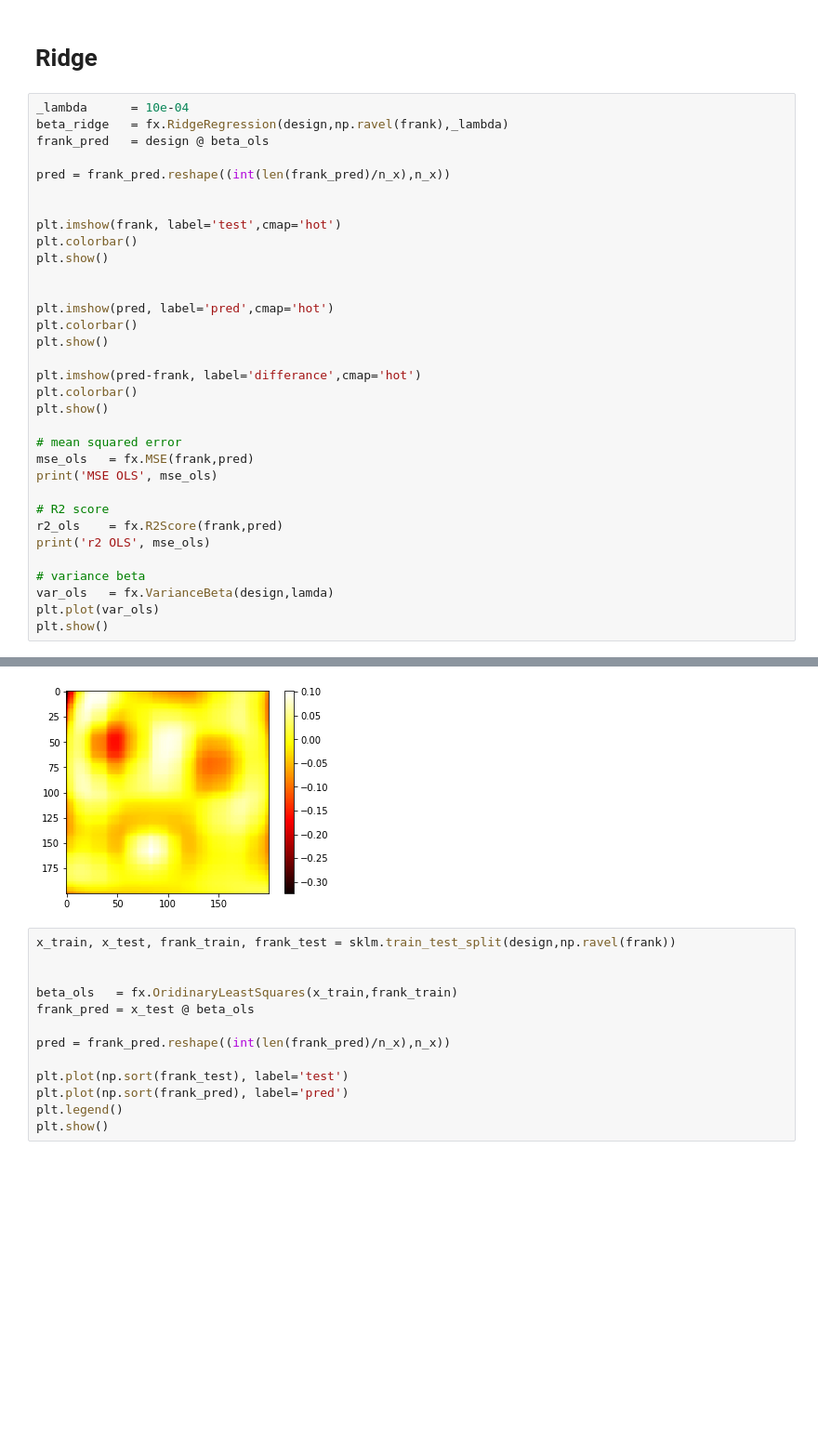
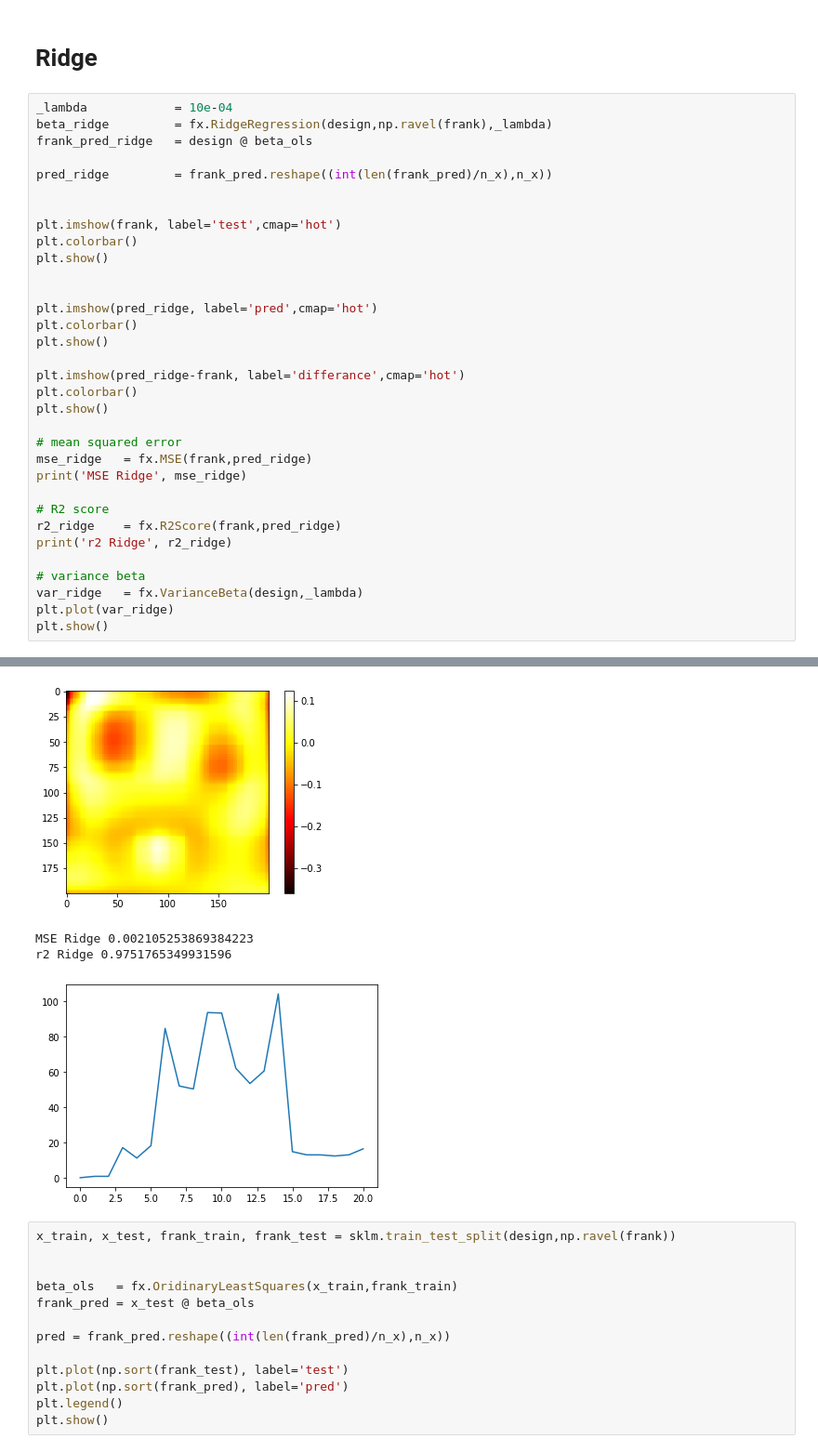
Before and after one commit to sigmunsl/FYS-STK4155, a Jupyter notebook: projects/Project1/Main.ipynb, the cells around one changed output, grey strips where cells are left out. Shown at 93% size. Saved outputs shown, nothing was run; the diff lists cells and outputs as text; blank space fills up the shorter version.

```diff
--- a/projects/Project1/Main.ipynb
+++ b/projects/Project1/Main.ipynb
@@ -80,11 +80,11 @@ r2 OLS 0.002105253869384223
 # %% [markdown]
 # Ridge
 # %%
-_lambda      = 10e-04
-beta_ridge   = fx.RidgeRegression(design,np.ravel(frank),_lambda)
-frank_pred   = design @ beta_ols
+_lambda            = 10e-04
+beta_ridge         = fx.RidgeRegression(design,np.ravel(frank),_lambda)
+frank_pred_ridge   = design @ beta_ols
 
-pred = frank_pred.reshape((int(len(frank_pred)/n_x),n_x))
+pred_ridge         = frank_pred.reshape((int(len(frank_pred)/n_x),n_x))
 
 
 plt.imshow(frank, label='test',cmap='hot')
@@ -92,24 +92,24 @@ plt.colorbar()
 plt.show()
 
 
-plt.imshow(pred, label='pred',cmap='hot')
+plt.imshow(pred_ridge, label='pred',cmap='hot')
 plt.colorbar()
 plt.show()
 
-plt.imshow(pred-frank, label='differance',cmap='hot')
+plt.imshow(pred_ridge-frank, label='differance',cmap='hot')
 plt.colorbar()
 plt.show()
 
 # mean squared error
-mse_ols   = fx.MSE(frank,pred)
-print('MSE OLS', mse_ols)
+mse_ridge   = fx.MSE(frank,pred_ridge)
+print('MSE Ridge', mse_ridge)
 
 # R2 score
-r2_ols    = fx.R2Score(frank,pred)
-print('r2 OLS', mse_ols)
+r2_ridge    = fx.R2Score(frank,pred_ridge)
+print('r2 Ridge', r2_ridge)
 
 # variance beta
-var_ols   = fx.VarianceBeta(design,lamda)
-plt.plot(var_ols)
+var_ridge   = fx.VarianceBeta(design,_lambda)
+plt.plot(var_ridge)
 plt.show()
 # %% [output]
@@ -118,4 +118,7 @@ plt.show()
-[figure, old version]
+[figure, new version]
+MSE Ridge 0.002105253869384223
+r2 Ridge 0.9751765349931596
+[figure, added]
 # %%
 x_train, x_test, frank_train, frank_test = sklm.train_test_split(design,np.ravel(frank))
 
```
Also changed, not shown: parts of 2 cells of this notebook.
